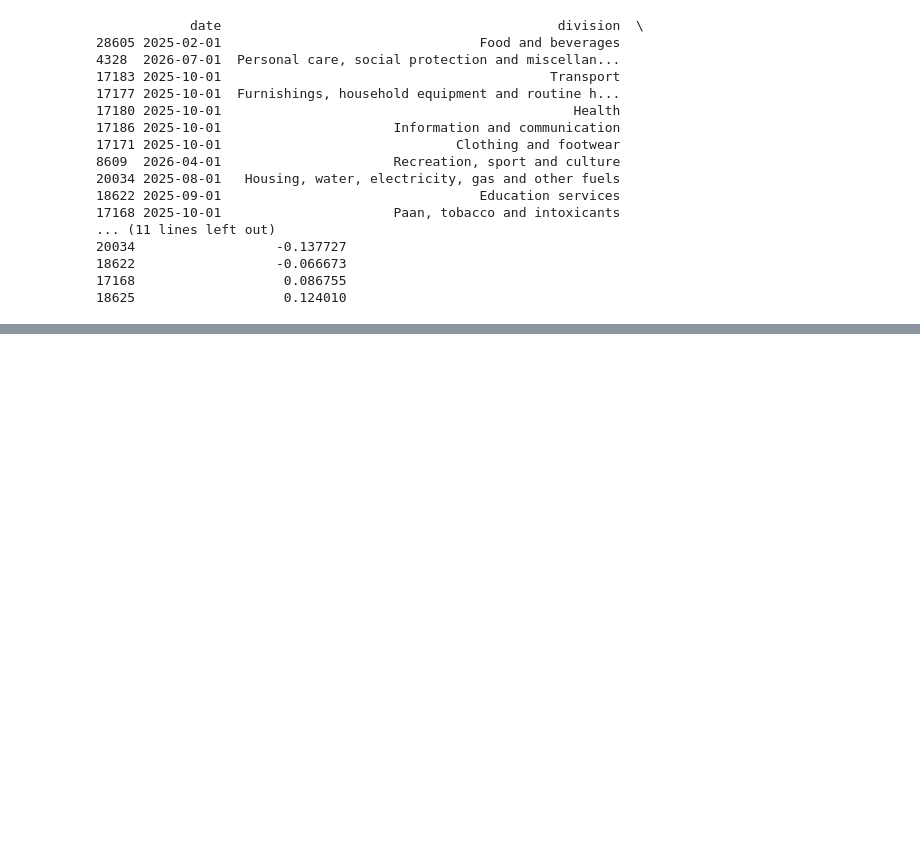
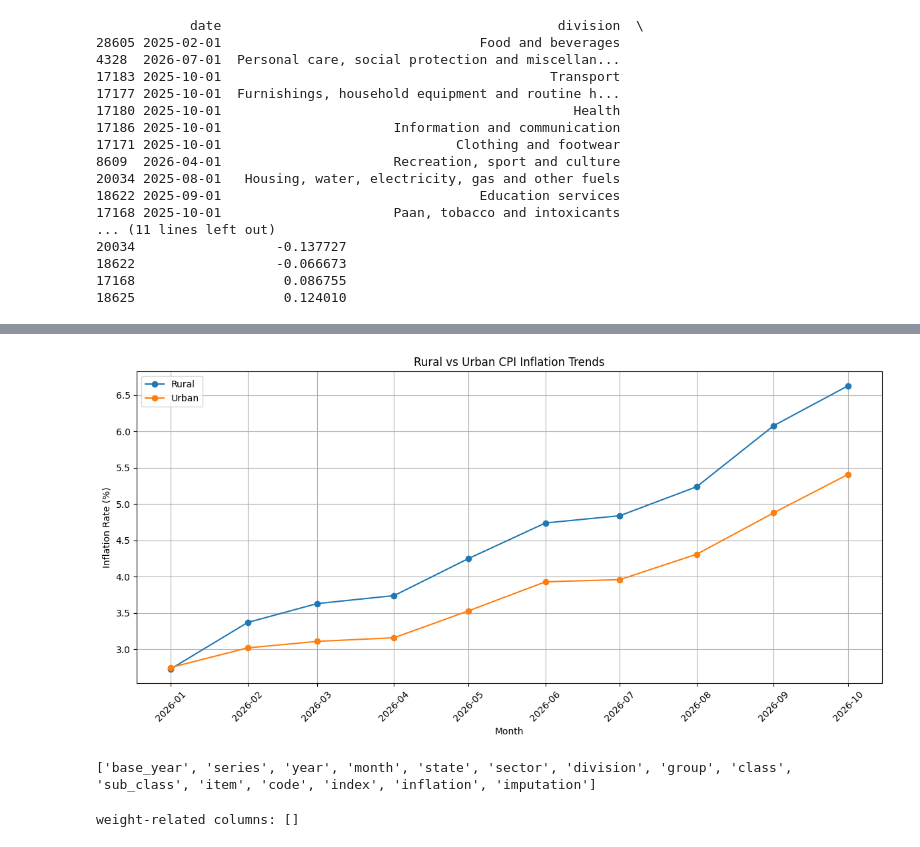
Before and after one commit to alwinbshaji/indian-economic-data-analysis-inflation-forecasting, a Jupyter notebook: Data_collection.ipynb, the cells around one changed output, grey strips where cells are left out. Saved outputs shown, nothing was run; the diff lists cells and outputs as text; code cells hidden in the pictures; blank space fills up the shorter version.

```diff
--- a/Data_collection.ipynb
+++ b/Data_collection.ipynb
@@ -877,0 +1044,10 @@ print(lowest_monthly)
+# %%
+
+# Create a comparison table
+sector_comparison = rural_urban.pivot(
+    index='date',
+    columns='sector',
+    values='inflation'
+)
+
+print(sector_comparison)
@@ -877,0 +1072,44 @@ print(lowest_monthly)
+# %%
+
+plt.figure(figsize=(12, 6))
+
+plt.plot(
+    sector_comparison.index,
+    sector_comparison['Rural'],
+    marker='o',
+    label='Rural'
+)
+
+plt.plot(
+    sector_comparison.index,
+    sector_comparison['Urban'],
+    marker='o',
+    label='Urban'
+)
+
+plt.title('Rural vs Urban CPI Inflation Trends')
+plt.xlabel('Month')
+plt.ylabel('Inflation Rate (%)')
+
+plt.legend()
+plt.grid(True)
+plt.xticks(rotation=45)
+
+plt.tight_layout()
+plt.show()
+# %% [output]
+[figure, added]
+# %%
+
+print(data.columns.tolist())
+# %% [output]
+['base_year', 'series', 'year', 'month', 'state', 'sector', 'division', 'group', 'class', 'sub_class', 'item', 'code', 'index', 'inflation', 'imputation']
+# %%
+weight_columns = [
+    col for col in data.columns
+    if 'weight' in col.lower()
+]
+
+print('weight-related columns:',weight_columns)
+# %% [output]
+weight-related columns: []
```
Also changed, not shown: parts of 22 cells of this notebook.
